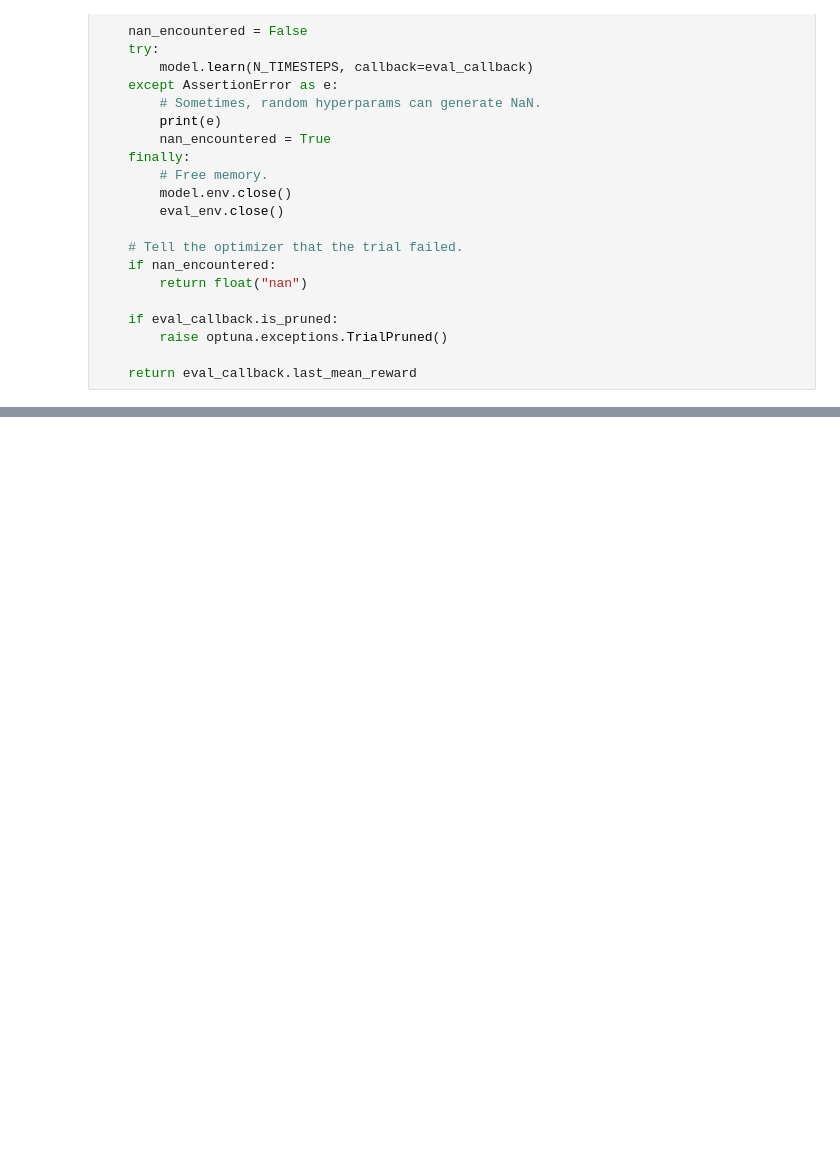
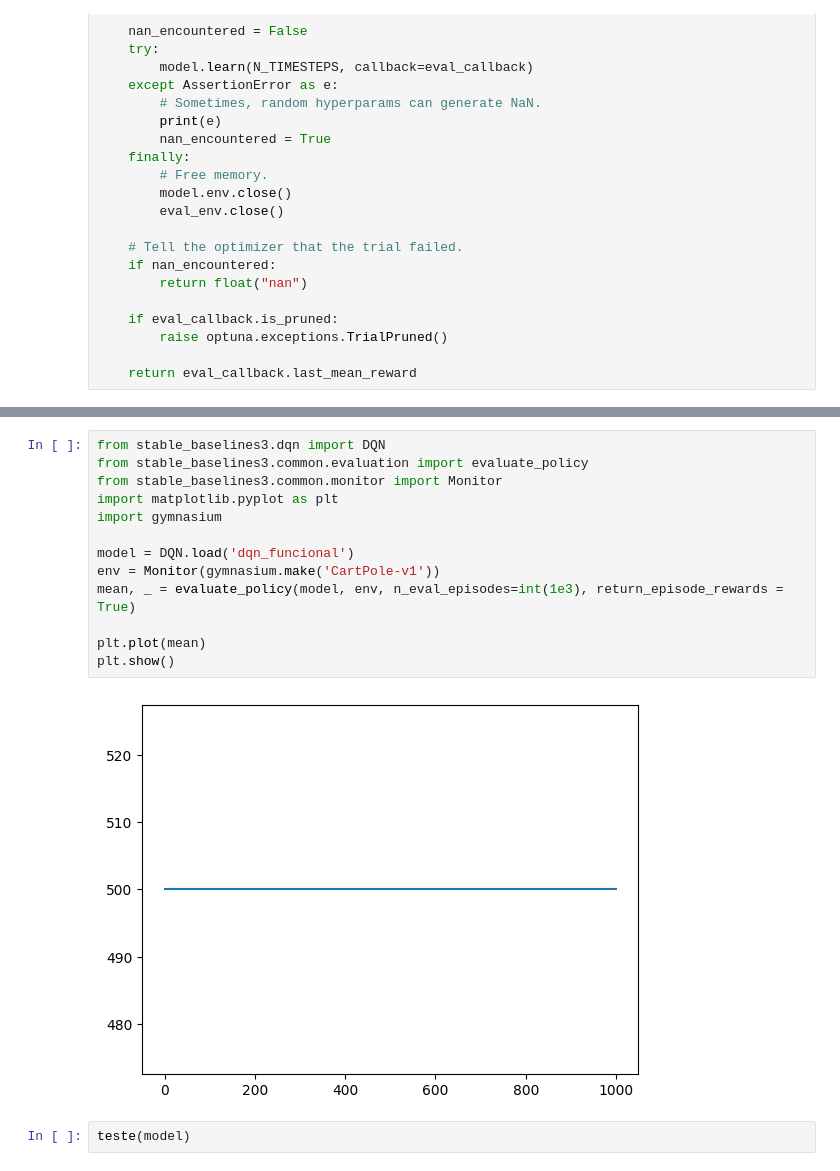
Before and after one commit to Ploita/Dissertacao, a Jupyter notebook: Baselines.ipynb, the cells around one changed output, grey strips where cells are left out. Cells and saved outputs as stored; diff of their text form; blank space fills up the shorter version.

```diff
--- a/Baselines.ipynb
+++ b/Baselines.ipynb
@@ -184,0 +263,17 @@ get_param_importances(study)
+# %%
+from stable_baselines3.dqn import DQN
+from stable_baselines3.common.evaluation import evaluate_policy
+from stable_baselines3.common.monitor import Monitor
+import matplotlib.pyplot as plt
+import gymnasium
+
+model = DQN.load('dqn_funcional')
+env = Monitor(gymnasium.make('CartPole-v1'))
+mean, _ = evaluate_policy(model, env, n_eval_episodes=int(1e3), return_episode_rewards = True)
+
+plt.plot(mean)
+plt.show()
+# %% [output]
+[figure, added]
+# %%
+teste(model)
```
Also changed, not shown: parts of 10 cells of this notebook, 2 other files.
